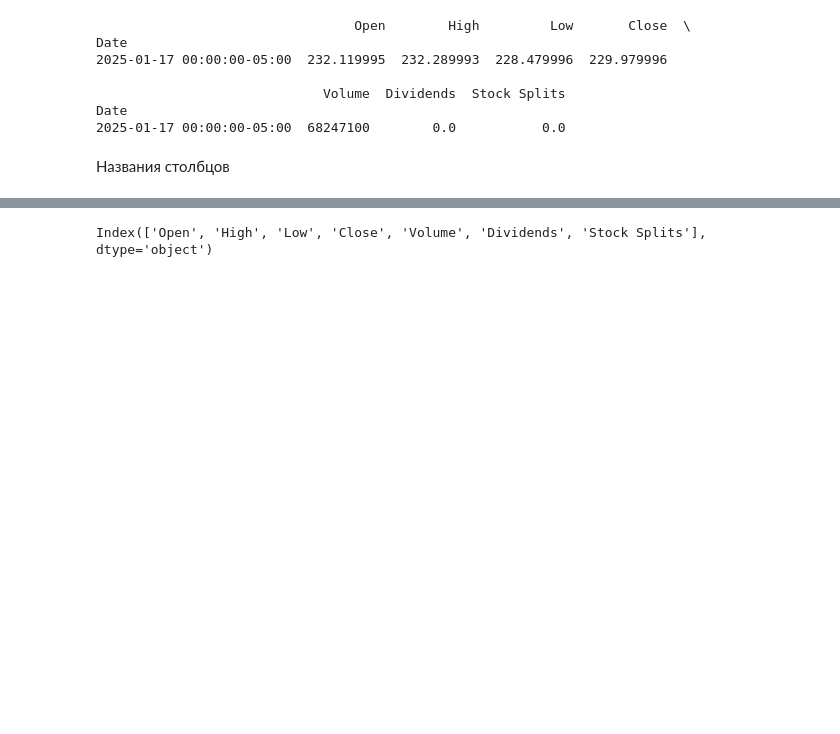
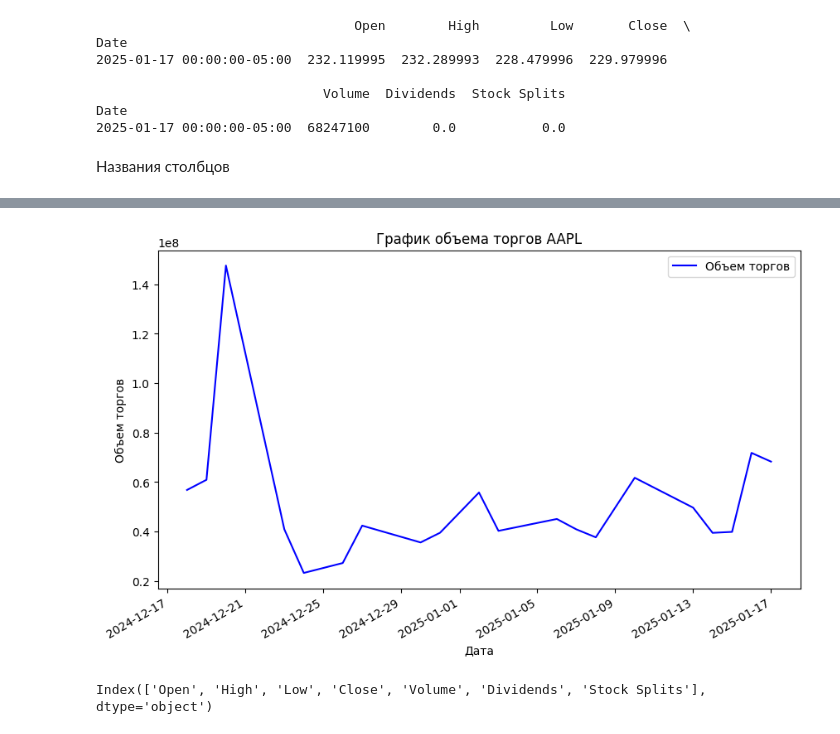
Before and after one commit to ElenaZudina/StockDataAnalysis, a Jupyter notebook: working_data_analysis.ipynb, the cells around one changed output, grey strips where cells are left out. Drawn from its saved outputs; the diff is of its cells as text; code cells hidden in the pictures; blank space fills up the shorter version.

```diff
--- a/working_data_analysis.ipynb
+++ b/working_data_analysis.ipynb
@@ -17,3 +17,8 @@ Date
 2025-01-17 00:00:00-05:00  68247100        0.0           0.0
 # %% [markdown]
 Названия столбцов
+# %%
+
+stock = yf.Ticker('AAPL')
+data = stock.history(period='1mo')
+print(data['Volume'])
@@ -20,3 +43,21 @@ Date
+# %%
+def plot_volume_trend(data, ticker):
+    plt.figure(figsize=(10, 6))
+    data['Volume'].plot(label='Объем торгов', color='blue')
+    plt.title(f'График объема торгов {ticker}')
+    plt.xlabel('Дата')
+    plt.ylabel('Объем торгов')
+    plt.legend()
+    return plt
+# %%
+stock = yf.Ticker('AAPL')
+data = stock.history(period='1mo')
+
+plot_volume_trend(data, 'AAPL')
+
+plt.show()
+# %% [output]
+[figure, added]
 # %%
 print(data.columns)
 # %% [output]
```
Also changed, not shown: parts of 1 cell of this notebook, 2 other files.
